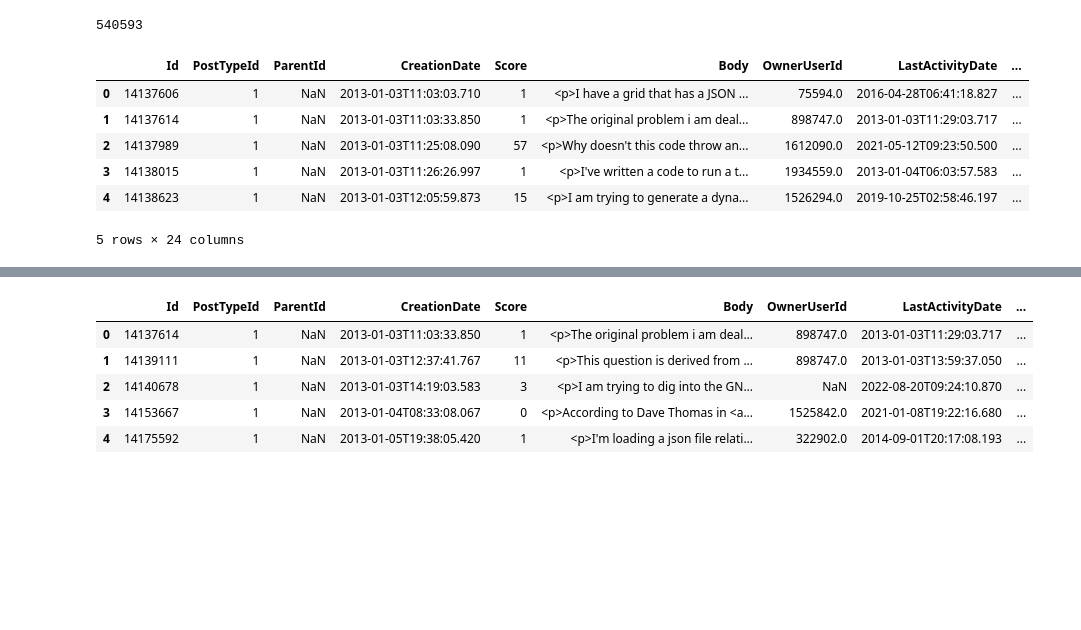
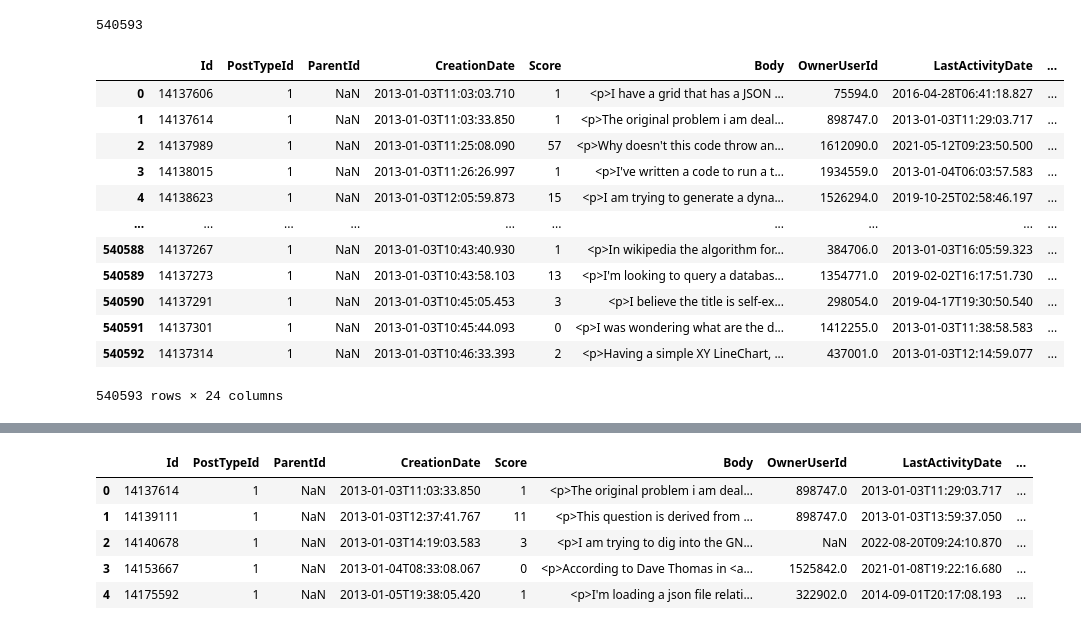
Before and after one commit to NoleWang/Respondent_Recommendation, a Jupyter notebook: Data/tools/LinkedQuestion.ipynb, the cells around one changed output, grey strips where cells are left out. Saved outputs shown, nothing was run; the diff lists cells and outputs as text; code cells hidden in the pictures; blank space fills up the shorter version.

```diff
--- a/Data/tools/LinkedQuestion.ipynb
+++ b/Data/tools/LinkedQuestion.ipynb
@@ -36,0 +65,3 @@ df.head()
+# %%
+df = df[df["LinkTypeId"] == "3"]
+df.reset_index(drop=True, inplace=True)
@@ -108,15 +216,21 @@ len(df_st[df_st["cluster"] != 'N'])
 df_cluster = df_st[df_st["cluster"] != 'N']
 df_cluster.reset_index(drop=True, inplace=True)
 # %%
-df_cluster.head()
+df_cluster
 # %% [output]
 |  | Id | PostTypeId | ParentId | CreationDate | Score | Body | OwnerUserId | LastActivityDate | ... |
 | 0 | 14137606 | 1 | NaN | 2013-01-03T11:03:03.710 | 1 | <p>I have a grid that has a JSON ... | 75594.0 | 2016-04-28T06:41:18.827 | ... |
 | 1 | 14137614 | 1 | NaN | 2013-01-03T11:03:33.850 | 1 | <p>The original problem i am deal... | 898747.0 | 2013-01-03T11:29:03.717 | ... |
 | 2 | 14137989 | 1 | NaN | 2013-01-03T11:25:08.090 | 57 | <p>Why doesn't this code throw an... | 1612090.0 | 2021-05-12T09:23:50.500 | ... |
 | 3 | 14138015 | 1 | NaN | 2013-01-03T11:26:26.997 | 1 | <p>I've written a code to run a t... | 1934559.0 | 2013-01-04T06:03:57.583 | ... |
 | 4 | 14138623 | 1 | NaN | 2013-01-03T12:05:59.873 | 15 | <p>I am trying to generate a dyna... | 1526294.0 | 2019-10-25T02:58:46.197 | ... |
+| ... | ... | ... | ... | ... | ... | ... | ... | ... | ... |
+| 540588 | 14137267 | 1 | NaN | 2013-01-03T10:43:40.930 | 1 | <p>In wikipedia the algorithm for... | 384706.0 | 2013-01-03T16:05:59.323 | ... |
+| 540589 | 14137273 | 1 | NaN | 2013-01-03T10:43:58.103 | 13 | <p>I'm looking to query a databas... | 1354771.0 | 2019-02-02T16:17:51.730 | ... |
+| 540590 | 14137291 | 1 | NaN | 2013-01-03T10:45:05.453 | 3 | <p>I believe the title is self-ex... | 298054.0 | 2019-04-17T19:30:50.540 | ... |
+| 540591 | 14137301 | 1 | NaN | 2013-01-03T10:45:44.093 | 0 | <p>I was wondering what are the d... | 1412255.0 | 2013-01-03T11:38:58.583 | ... |
+| 540592 | 14137314 | 1 | NaN | 2013-01-03T10:46:33.393 | 2 | <p>Having a simple XY LineChart, ... | 437001.0 | 2013-01-03T12:14:59.077 | ... |
-5 rows × 24 columns
+540593 rows × 24 columns
 # %%
 cluster_included = list(df_cluster.groupby(["cluster"])["Id"].count().index.values)
 count_list = list(df_cluster.groupby(["cluster"])["Id"].count().values)
```
Also changed, not shown: parts of 31 cells of this notebook.
